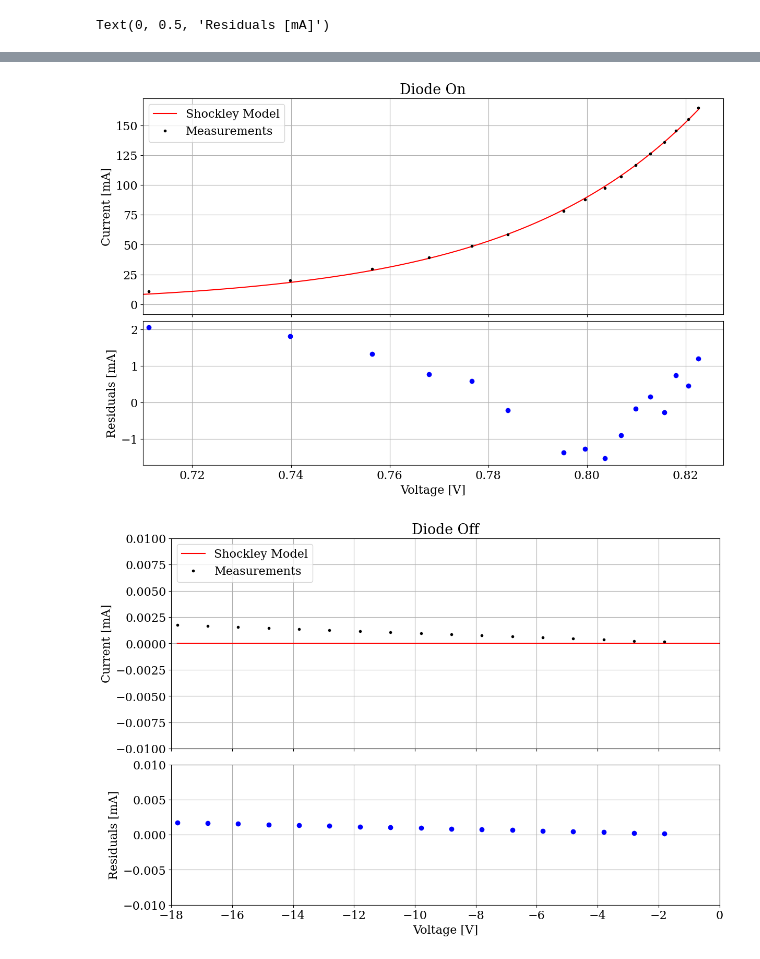
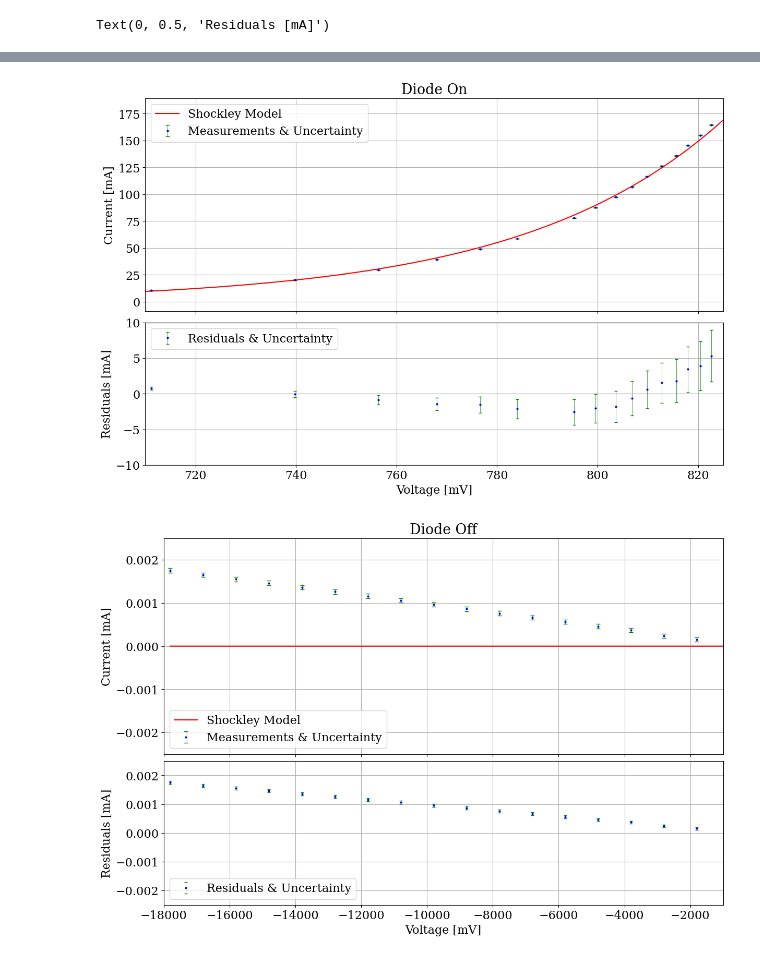
Before and after one commit to luke-wriglesworth/circuit-labs, a Jupyter notebook: diode/diode.ipynb, the cells around one changed output, grey strips where cells are left out. Drawn from its saved outputs; the diff is of its cells as text; code cells hidden in the pictures.

Commit message:
added uncertainties and eta parameter

```diff
--- a/diode/diode.ipynb
+++ b/diode/diode.ipynb
@@ -10,10 +10,25 @@ raw_data = np.genfromtxt('diode-data.csv', delimiter=',', skip_header=1, names=h
 voltage = raw_data["voltage"]
 current = raw_data["current"]
 
+# Uncertainties
+# For negative V, we have 0.00001 as the least significant digit, and 0.001 or 0.01 for the positive voltages.
+# I will do each of the ranges seperately based on the multimeter manual.
+current_neg_voltage = np.array(current[voltage <= 0])
+current_pos_voltage = np.array(current[voltage > 0])
+
+def uncertainty(current,digits):
+    return 0.002*current + 5*digits
+current_unc = np.concatenate((
+    uncertainty(current_neg_voltage,0.00001),
+    uncertainty(current_pos_voltage[:3],0.001),
+    uncertainty(current_pos_voltage[3:],0.01)
+    ))
+
 # sort data by voltage
 sort_index = np.argsort(voltage)
-voltage = voltage[sort_index]
+voltage = voltage[sort_index]*1000 # mV
 current = current[sort_index]
+current_unc = current_unc[sort_index]
 # %%
 # plot raw data
 fig = plt.figure()
@@ -52,49 +77,51 @@ V_T = 0.03780457847645423 +/- 0.00023313562739281008 V
 # %%
-model_voltages = np.linspace(np.min(voltage), np.max(voltage), 20000)
+model_voltages = np.linspace(np.min(voltage)-5, np.max(voltage)+5, 20000)
 
 fig, axs = plt.subplots(2,1,layout="constrained",gridspec_kw={'height_ratios': [3, 2]},sharex=True,figsize=(12,8))
-# axs[0].set_xlim(0.7, np.max(voltage)+0.050)
-# axs[1].set_xlim(0.7, np.max(voltage)+0.050)
 axs[0].set_title("Shockley Diode Model")
-axs[0].errorbar(voltage, current, label="Measurements",fmt="o",color="black" ,capsize=3,markersize=3)
+axs[0].errorbar(voltage, current, label="Measurements & Uncertainty",fmt="o", c="blue",ecolor="green", capsize=2, yerr=current_unc, markersize=2, lw=0.5)
 axs[0].plot(model_voltages, shockley(model_voltages, *popt), label="Shockley Model", color="red")
 axs[0].set_ylabel("Current [mA]")
 axs[0].grid()
 axs[0].legend()
-axs[1].errorbar(voltage, residuals, fmt="o", color="blue", capsize=3)
+axs[1].set_ylim(-10,10)
+axs[1].errorbar(voltage, residuals, fmt="o", c="blue",ecolor="green", capsize=2, yerr=residual_unc, markersize=2, lw=0.5)
 axs[1].grid()
-axs[1].set_xlabel("Voltage [V]")
+axs[1].set_xlabel("Voltage [mV]")
 axs[1].set_ylabel("Residuals [mA]")
 
 fig, axs = plt.subplots(2,1,layout="constrained",gridspec_kw={'height_ratios': [3, 2]},sharex=True,figsize=(12,8))
-axs[0].set_xlim(0.71, np.max(voltage)+0.005)
-axs[1].set_xlim(0.71, np.max(voltage)+0.005)
+axs[0].set_xlim(710, 825)
+axs[1].set_xlim(710, 825)
 axs[0].set_title("Diode On")
-axs[0].errorbar(voltage, current, label="Measurements",fmt="o",color="black" ,capsize=3,markersize=3)
+axs[0].errorbar(voltage, current, label="Measurements & Uncertainty",fmt="o", c="blue",ecolor="green", capsize=3, yerr=current_unc, markersize=2, lw=0.5)
 axs[0].plot(model_voltages, shockley(model_voltages, *popt), label="Shockley Model", color="red")
 axs[0].set_ylabel("Current [mA]")
 axs[0].grid()
 axs[0].legend()
-axs[1].errorbar(voltage, residuals, fmt="o", color="blue", capsize=3)
+axs[1].set_ylim(-10,10)
+axs[1].errorbar(voltage, residuals, fmt="o", c="blue",ecolor="green", capsize=2, yerr=residual_unc, markersize=2, lw=0.5, label="Residuals & Uncertainty")
 axs[1].grid()
-axs[1].set_xlabel("Voltage [V]")
+axs[1].legend()
+axs[1].set_xlabel("Voltage [mV]")
 axs[1].set_ylabel("Residuals [mA]")
 
 
 fig, axs = plt.subplots(2,1,layout="constrained",gridspec_kw={'height_ratios': [3, 2]},sharex=True,figsize=(12,8))
-axs[0].set_xlim(-18, 0)
-axs[0].set_ylim(-0.01,0.01)
-axs[1].set_xlim(-18, -0)
-axs[1].set_ylim(-0.01,0.01)
+axs[0].set_xlim(-18000, -1000)
+axs[0].set_ylim(-0.0025,0.0025)
+axs[1].set_xlim(-18000, -1000)
+axs[1].set_ylim(-0.0025,0.0025)
 axs[0].set_title("Diode Off")
-axs[0].errorbar(voltage, current, label="Measurements",fmt="o",color="black" ,capsize=3,markersize=3)
+axs[0].errorbar(voltage, current, label="Measurements & Uncertainty",fmt="o", c="blue",ecolor="green", capsize=3, yerr=current_unc, markersize=2, lw=0.5)
 axs[0].plot(model_voltages, shockley(model_voltages, *popt), label="Shockley Model", color="red")
 axs[0].set_ylabel("Current [mA]")
 axs[0].grid()
 axs[0].legend()
-axs[1].errorbar(voltage, residuals, fmt="o", color="blue", capsize=3)
+axs[1].errorbar(voltage, residuals, fmt="o", c="blue",ecolor="green", capsize=2, yerr=residual_unc, markersize=2, lw=0.5, label="Residuals & Uncertainty")
 axs[1].grid()
-axs[1].set_xlabel("Voltage [V]")
+axs[1].legend()
+axs[1].set_xlabel("Voltage [mV]")
 axs[1].set_ylabel("Residuals [mA]")
 # %% [output]
 Text(0, 0.5, 'Residuals [mA]')
@@ -102,2 +129,2 @@ Text(0, 0.5, 'Residuals [mA]')
-[figure, old version]
+[figure, new version]
-[figure, old version]
+[figure, new version]
```
Also changed, not shown: parts of 3 cells of this notebook, 2 other files.
